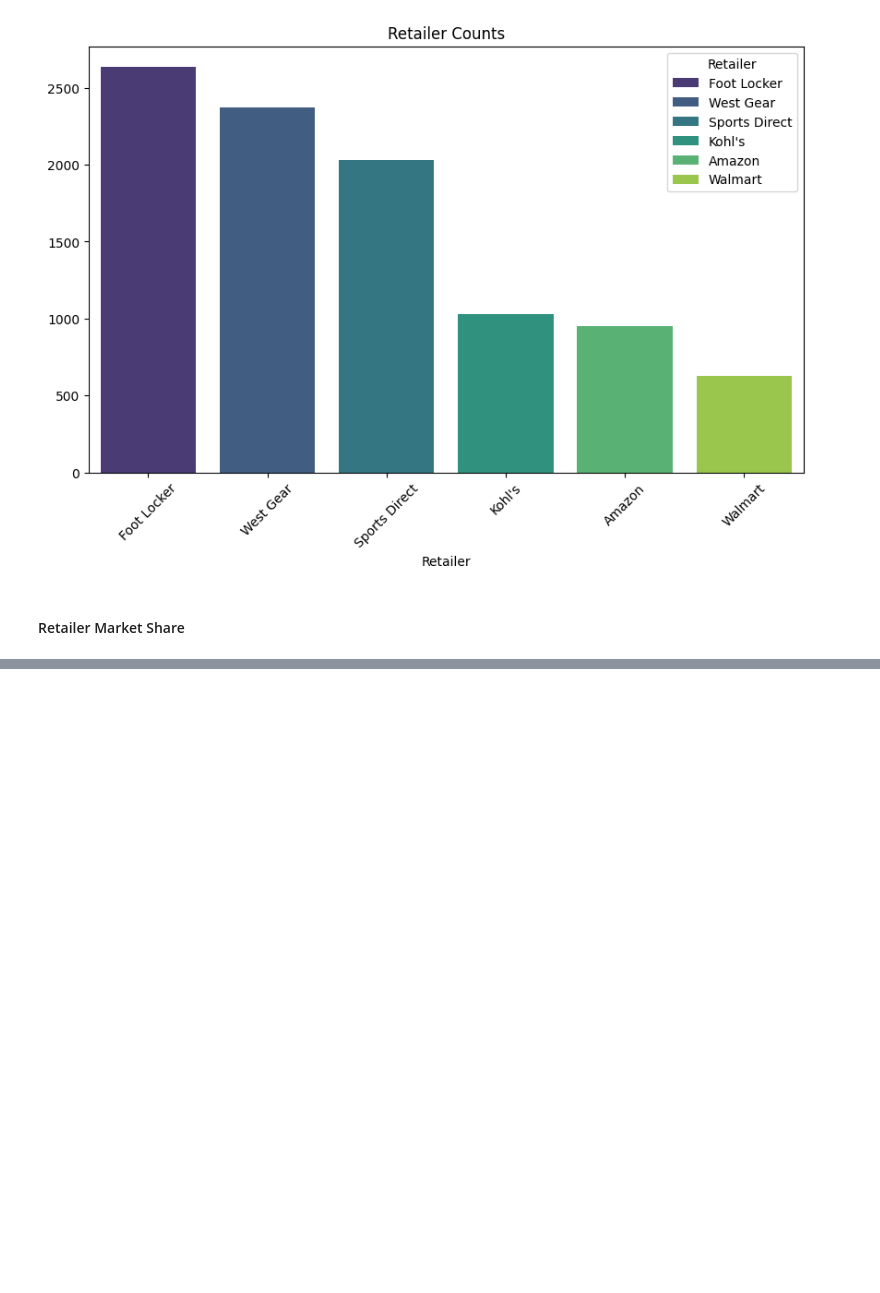
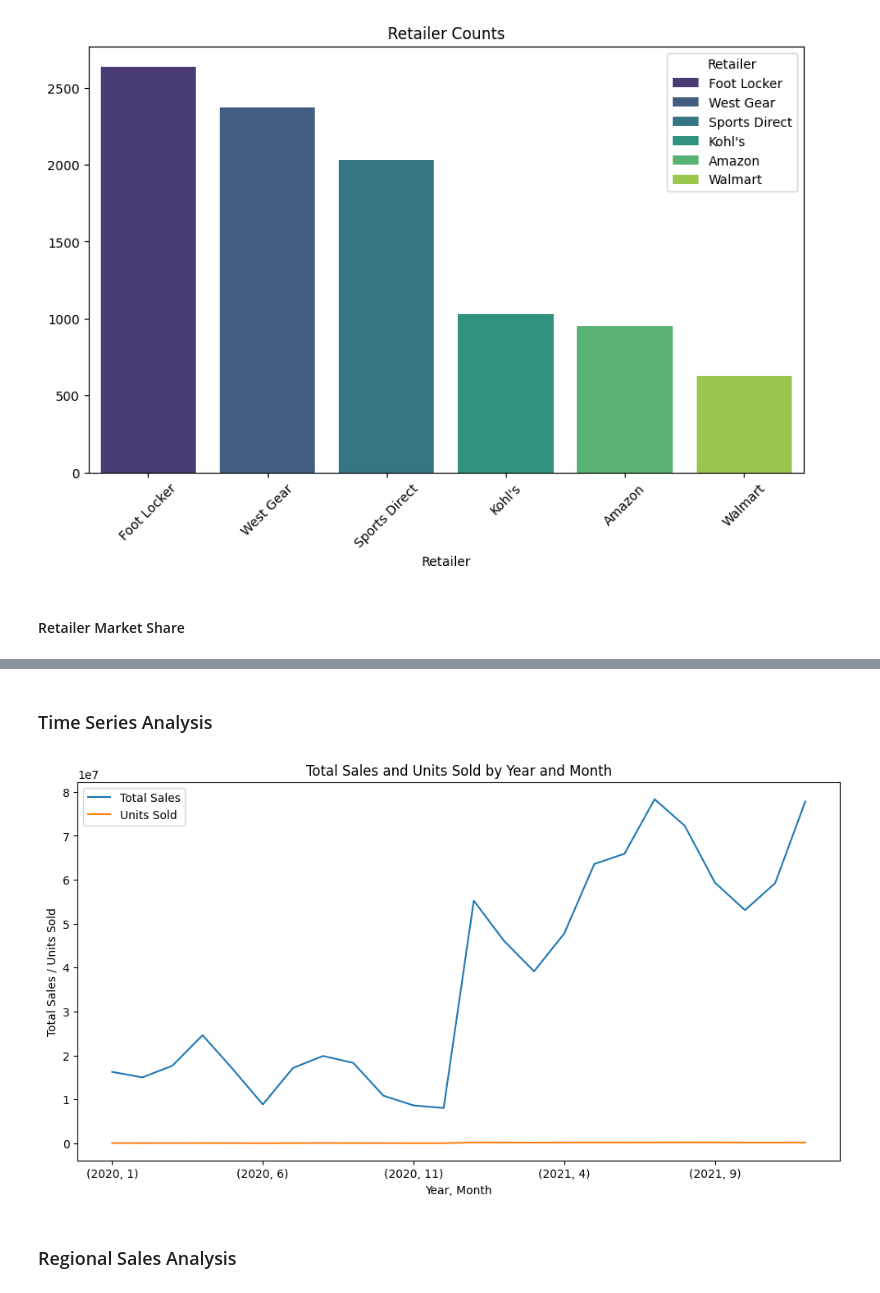
Before and after one commit to vahidlotfi71/AdidaasAnalyist, a Jupyter notebook: Adidaas_analyist.ipynb, the cells around one changed output, grey strips where cells are left out. Saved outputs shown, nothing was run; the diff lists cells and outputs as text; code cells hidden in the pictures; blank space fills up the shorter version.

```diff
--- a/Adidaas_analyist.ipynb
+++ b/Adidaas_analyist.ipynb
@@ -133,0 +178,19 @@ plt.show()
+# %% [markdown]
+### Time Series Analysis
+# %%
+sales_by_year_month = df.groupby(by = ['year', 'month'])['Total Sales'].agg('sum')
+unit_by_year_month = df.groupby(by = ['year', 'month'])['Units Sold'].agg('sum')
+
+plt.figure(figsize= (12 , 6))
+
+sales_by_year_month.plot(kind = 'line')
+unit_by_year_month.plot(kind = 'line')
+plt.title('Total Sales and Units Sold by Year and Month')
+plt.xlabel('Year, Month')
+plt.ylabel('Total Sales / Units Sold')
+plt.legend()
+plt.show()
+# %% [output]
+[figure, added]
+# %% [markdown]
+### Regional Sales Analysis
```
Also changed, not shown: parts of 12 cells of this notebook.
